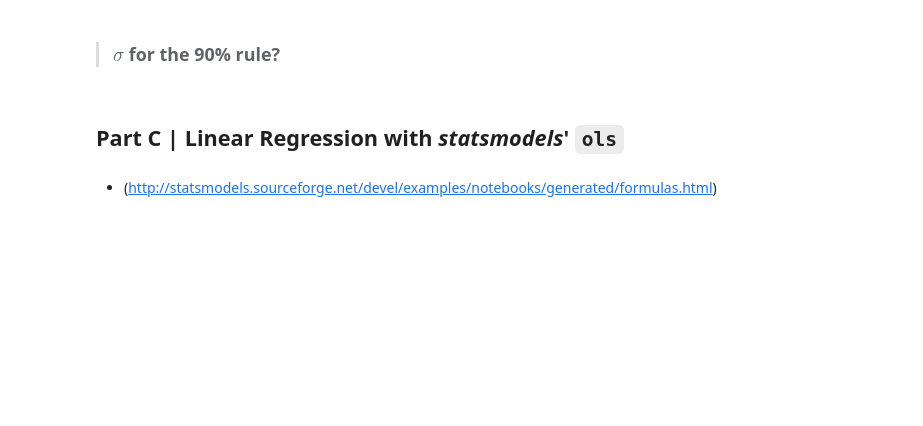
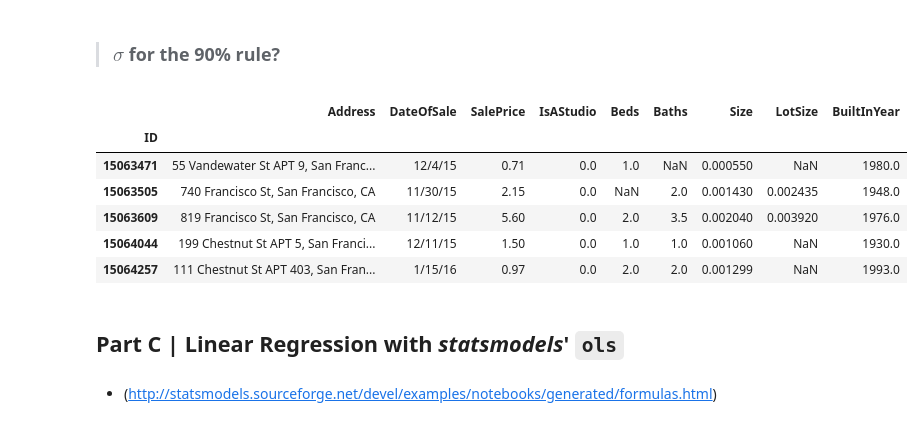
Before and after one commit to gummyz71/DS-SF-36, a Jupyter notebook: classes/08/notebooks/codealong-08-linear-regression-starter-code.ipynb, the cells around one changed output. Drawn from its saved outputs; the diff is of its cells as text; code cells hidden in the pictures; blank space fills up the shorter version.

```diff
--- a/classes/08/notebooks/codealong-08-linear-regression-starter-code.ipynb
+++ b/classes/08/notebooks/codealong-08-linear-regression-starter-code.ipynb
@@ -150,3 +264,14 @@ stats.norm.ppf(stats.norm.cdf(1))
+# %%
+df.head()
+df[]
+# %% [output]
+|  | Address | DateOfSale | SalePrice | IsAStudio | Beds | Baths | Size | LotSize | BuiltInYear |
+| ID |  |  |  |  |  |  |  |  |  |
+| 15063471 | 55 Vandewater St APT 9, San Franc... | 12/4/15 | 0.71 | 0.0 | 1.0 | NaN | 0.000550 | NaN | 1980.0 |
+| 15063505 | 740 Francisco St, San Francisco, CA | 11/30/15 | 2.15 | 0.0 | NaN | 2.0 | 0.001430 | 0.002435 | 1948.0 |
+| 15063609 | 819 Francisco St, San Francisco, CA | 11/12/15 | 5.60 | 0.0 | 2.0 | 3.5 | 0.002040 | 0.003920 | 1976.0 |
+| 15064044 | 199 Chestnut St APT 5, San Franci... | 12/11/15 | 1.50 | 0.0 | 1.0 | 1.0 | 0.001060 | NaN | 1930.0 |
+| 15064257 | 111 Chestnut St APT 403, San Fran... | 1/15/16 | 0.97 | 0.0 | 2.0 | 2.0 | 0.001299 | NaN | 1993.0 |
 # %% [markdown]
 ## Part C | Linear Regression with _statsmodels_' `ols`
 # %% [markdown]
```
Also changed, not shown: parts of 45 cells of this notebook.
